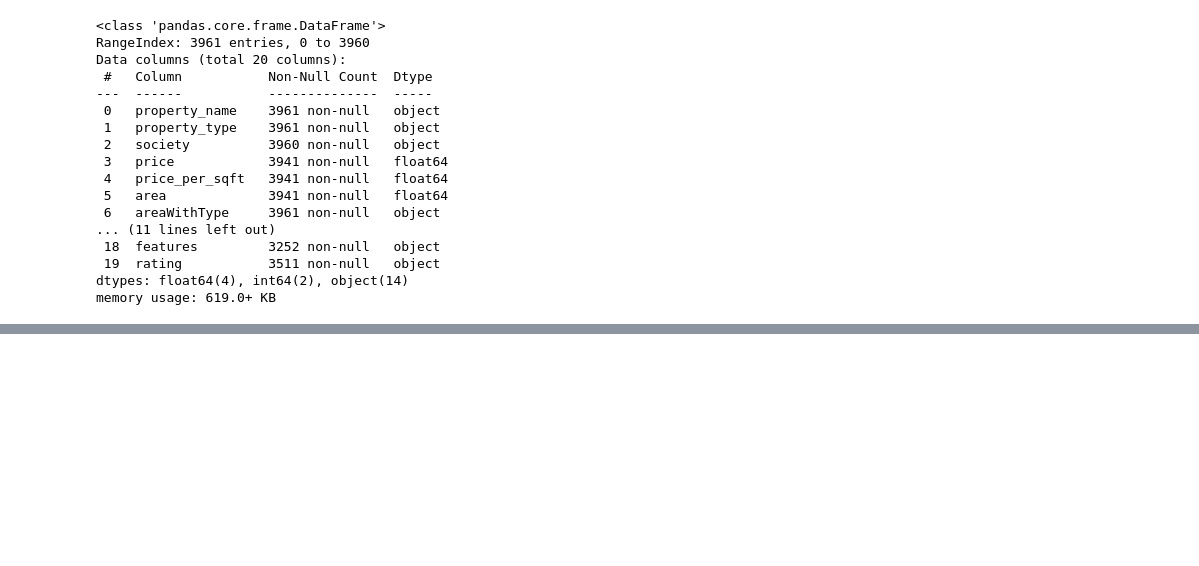
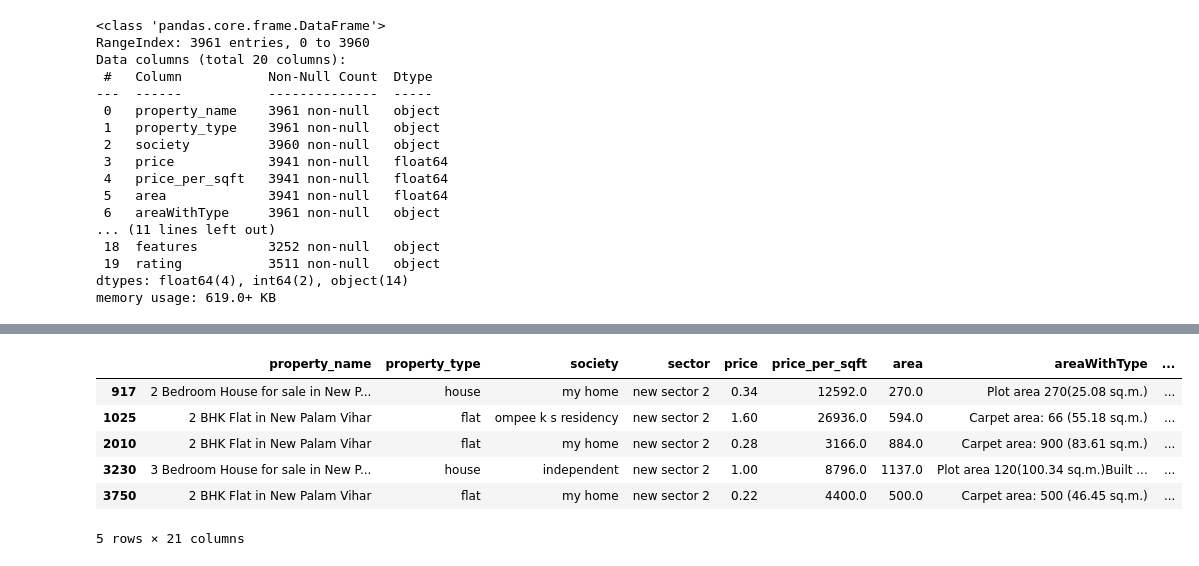
Before and after one commit to srinu-nayak/Real-Estate-House-Price-Prediction, a Jupyter notebook: data-preprocessing-level2.ipynb, the cells around one changed output, grey strips where cells are left out. Saved outputs shown, nothing was run; the diff lists cells and outputs as text; code cells hidden in the pictures; blank space fills up the shorter version.

```diff
--- a/data-preprocessing-level2.ipynb
+++ b/data-preprocessing-level2.ipynb
@@ -75,0 +174,24 @@ df['sector'] = df['sector'].str.lower()
+# %%
+
+
+df['sector'] = df['sector'].str.replace('sector 95a','sector 95')
+df['sector'] = df['sector'].str.replace('sector 23a','sector 23')
+df['sector'] = df['sector'].str.replace('sector 12a','sector 12')
+df['sector'] = df['sector'].str.replace('sector 3a','sector 3')
+df['sector'] = df['sector'].str.replace('sector 110 a','sector 110')
+df['sector'] = df['sector'].str.replace('patel nagar','sector 15')
+df['sector'] = df['sector'].str.replace('a block sector 43','sector 43')
+df['sector'] = df['sector'].str.replace('maruti kunj','sector 12')
+df['sector'] = df['sector'].str.replace('b block sector 43','sector 43')
+
+
+
+
+df['sector'] = df['sector'].str.replace('sector-33 sohna road','sector 33')
+df['sector'] = df['sector'].str.replace('sector 1 manesar','manesar')
+df['sector'] = df['sector'].str.replace('sector 4 phase 2','sector 4')
+df['sector'] = df['sector'].str.replace('sector 1a manesar','manesar')
+df['sector'] = df['sector'].str.replace('c block sector 43','sector 43')
+df['sector'] = df['sector'].str.replace('sector 89 a','sector 89')
+df['sector'] = df['sector'].str.replace('sector 2 extension','sector 2')
+df['sector'] = df['sector'].str.replace('sector 36 sohna road','sector 36')
@@ -75,0 +207,17 @@ df['sector'] = df['sector'].str.lower()
+# %%
+
+
+df.loc[955,'sector'] = 'sector 37'
+df.loc[2800,'sector'] = 'sector 92'
+df.loc[2838,'sector'] = 'sector 90'
+df.loc[2857,'sector'] = 'sector 76'
+# %%
+df[df['sector'] == 'new sector 2']
+# %% [output]
+|  | property_name | property_type | society | sector | price | price_per_sqft | area | areaWithType | ... |
+| 917 | 2 Bedroom House for sale in New P... | house | my home | new sector 2 | 0.34 | 12592.0 | 270.0 | Plot area 270(25.08 sq.m.) | ... |
+| 1025 | 2 BHK Flat in New Palam Vihar | flat | ompee k s residency | new sector 2 | 1.60 | 26936.0 | 594.0 | Carpet area: 66 (55.18 sq.m.) | ... |
+| 2010 | 2 BHK Flat in New Palam Vihar | flat | my home | new sector 2 | 0.28 | 3166.0 | 884.0 | Carpet area: 900 (83.61 sq.m.) | ... |
+| 3230 | 3 Bedroom House for sale in New P... | house | independent | new sector 2 | 1.00 | 8796.0 | 1137.0 | Plot area 120(100.34 sq.m.)Built ... | ... |
+| 3750 | 2 BHK Flat in New Palam Vihar | flat | my home | new sector 2 | 0.22 | 4400.0 | 500.0 | Carpet area: 500 (46.45 sq.m.) | ... |
+5 rows × 21 columns
```
Also changed, not shown: parts of 7 cells of this notebook.
